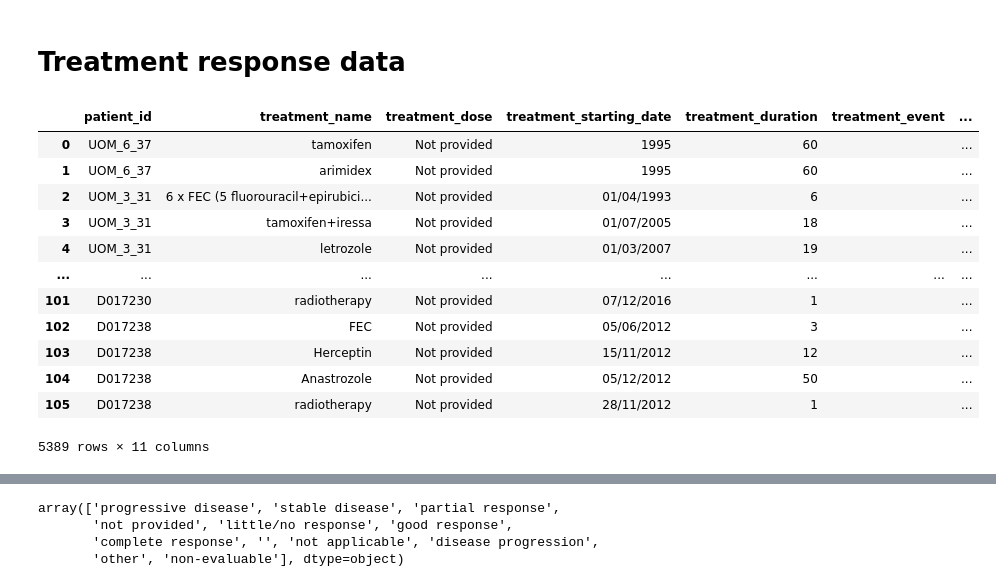
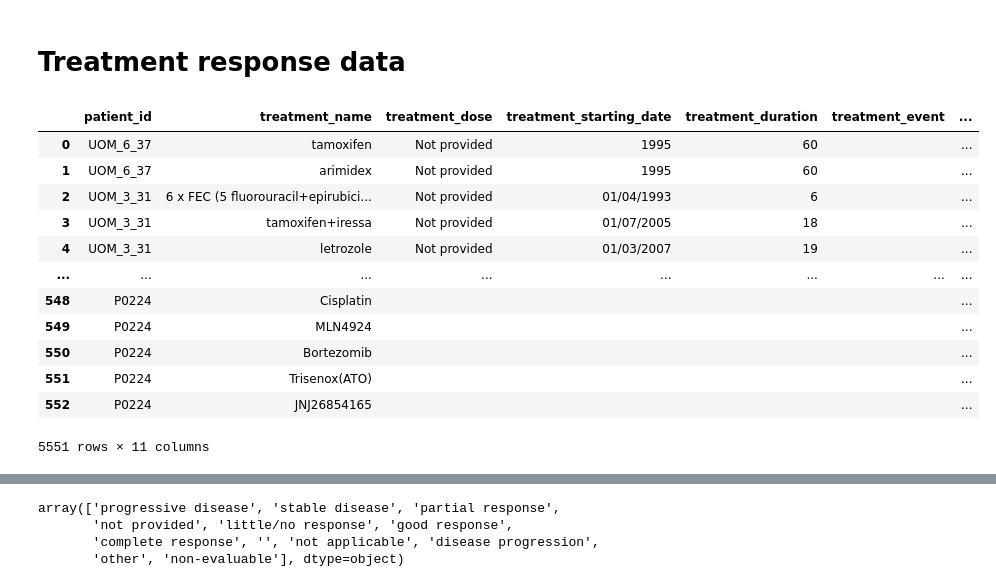
Before and after one commit to PDCMFinder/PdcmDataTransformers, a Jupyter notebook: Visualization/EDA_Data_summary.ipynb, the cells around one changed output, grey strips where cells are left out. Saved outputs shown, nothing was run; the diff lists cells and outputs as text; code cells hidden in the pictures.

Commit message:
Scripts - Patient treatment mapping and overview - PIVOT cleanup - JAX BIA data - EDA script

```diff
--- a/Visualization/EDA_Data_summary.ipynb
+++ b/Visualization/EDA_Data_summary.ipynb
@@ -294,7 +294,7 @@ Index(['model_id', 'accessibility', 'europdx_access_modality', 'email', 'name',
 # Drug dosing data overview
 # %%
 drugdosing = pd.DataFrame()
-for root, dirs, files in os.walk("/Users/tushar/pdx/pdxfinder-data/data/UPDOG/"):
+for root, dirs, files in os.walk("/Users/tushar/CancerModels/pdxfinder-data/data/UPDOG/"):
     for file in files:
         if file.endswith("drugdosing-Sheet1.tsv"):
              data = pd.read_csv(os.path.join(root, file),sep='\t')
@@ -302,13 +302,13 @@ for root, dirs, files in os.walk("/Users/tushar/pdx/pdxfinder-data/data/UPDOG/")
                  data = data.loc[data['Field'].astype(str).str.startswith('#') != True,].reset_index(drop=True)
                  data = data.drop('Field', axis=1)
              data['provider'] = file.replace('_drugdosing-Sheet1.tsv','')
-             drugdosing = drugdosing.append(data)
+             drugdosing = pd.concat([drugdosing, data])
 drugdosing = drugdosing.fillna('')
 drugdosing.treatment_response = drugdosing.treatment_response.str.lower()
 drugdosing.to_csv("drugdosing-data_visual.csv", index=False)
-drugdosing['treatment_dose_numerical'] = drugdosing['treatment_dose'].str.replace(' mg/kg', '',regex=True, case=False)
+drugdosing['treatment_dose_numerical'] = ""#drugdosing['treatment_dose'].str.replace(' mg/kg', '',regex=True, case=False)
 sample = drugdosing[drugdosing.treatment_dose.str.contains('ml', na=False) == False]
-sample = sample[sample.treatment_dose_numerical != ""]
+#sample = sample[sample.treatment_dose_numerical != ""]
 sample = sample[['model_id', 'treatment_name', 'treatment_dose', 'treatment_dose_numerical','treatment_response', 'administration_route', 'treatment_schedule', 'treatment_length', 'provider']].reset_index(drop=True)
 sample.treatment_dose_numerical = sample.treatment_dose_numerical.str.split(',')
 def str_to_num_average(x):
@@ -316,5 +316,5 @@ def str_to_num_average(x):
     return sum(num_list)/len(num_list) if num_list else 0
 sample.treatment_dose_numerical = sample.treatment_dose_numerical.apply(str_to_num_average)
 sample.administration_route = sample.administration_route.str.replace("oral, oral", "oral").str.replace("oral gavage", "oral")
-plot_data = sample[['model_id', 'treatment_name', 'treatment_response', 'treatment_dose_numerical', 'administration_route', 'provider']]
-plot_data
+#plot_data = sample[['model_id', 'treatment_name', 'treatment_response', 'treatment_dose_numerical', 'administration_route', 'provider']]
+#plot_data
@@ -362,28 +368,28 @@ sns.countplot(plot_data, y="treatment_name", hue='treatment_response')
 # Treatment response data
 # %%
 treatment = pd.DataFrame()
-for root, dirs, files in os.walk("/Users/tushar/pdx/pdxfinder-data/data/UPDOG/"):
+for root, dirs, files in os.walk("/Users/tushar/CancerModels/pdxfinder-data/data/UPDOG/"):
     for file in files:
         if file.endswith("treatment-Sheet1.tsv"):
              data = pd.read_csv(os.path.join(root, file),sep='\t')
              if 'Field' in data.columns:
                  data = data.loc[data['Field'].astype(str).str.startswith('#') != True,].reset_index(drop=True)
                  data = data.drop('Field', axis=1)
              data['provider'] = file.replace('_patienttreatment-Sheet1.tsv','')
-             treatment = treatment.append(data)
+             treatment = pd.concat([treatment, data])
 treatment = treatment.fillna('')
 treatment
 # %% [output]
 |  | patient_id | treatment_name | treatment_dose | treatment_starting_date | treatment_duration | treatment_event | ... |
 | 0 | UOM_6_37 | tamoxifen | Not provided | 1995 | 60 |  | ... |
 | 1 | UOM_6_37 | arimidex | Not provided | 1995 | 60 |  | ... |
 | 2 | UOM_3_31 | 6 x FEC (5 fluorouracil+epirubici... | Not provided | 01/04/1993 | 6 |  | ... |
 | 3 | UOM_3_31 | tamoxifen+iressa | Not provided | 01/07/2005 | 18 |  | ... |
 | 4 | UOM_3_31 | letrozole | Not provided | 01/03/2007 | 19 |  | ... |
 | ... | ... | ... | ... | ... | ... | ... | ... |
-| 101 | D017230 | radiotherapy | Not provided | 07/12/2016 | 1 |  | ... |
-| 102 | D017238 | FEC | Not provided | 05/06/2012 | 3 |  | ... |
-| 103 | D017238 | Herceptin | Not provided | 15/11/2012 | 12 |  | ... |
-| 104 | D017238 | Anastrozole | Not provided | 05/12/2012 | 50 |  | ... |
-| 105 | D017238 | radiotherapy | Not provided | 28/11/2012 | 1 |  | ... |
+| 548 | P0224 | Cisplatin |  |  |  |  | ... |
+| 549 | P0224 | MLN4924 |  |  |  |  | ... |
+| 550 | P0224 | Bortezomib |  |  |  |  | ... |
+| 551 | P0224 | Trisenox(ATO) |  |  |  |  | ... |
+| 552 | P0224 | JNJ26854165 |  |  |  |  | ... |
-5389 rows × 11 columns
+5551 rows × 11 columns
```
Also changed, not shown: parts of 4 cells of this notebook, 4 other files.
